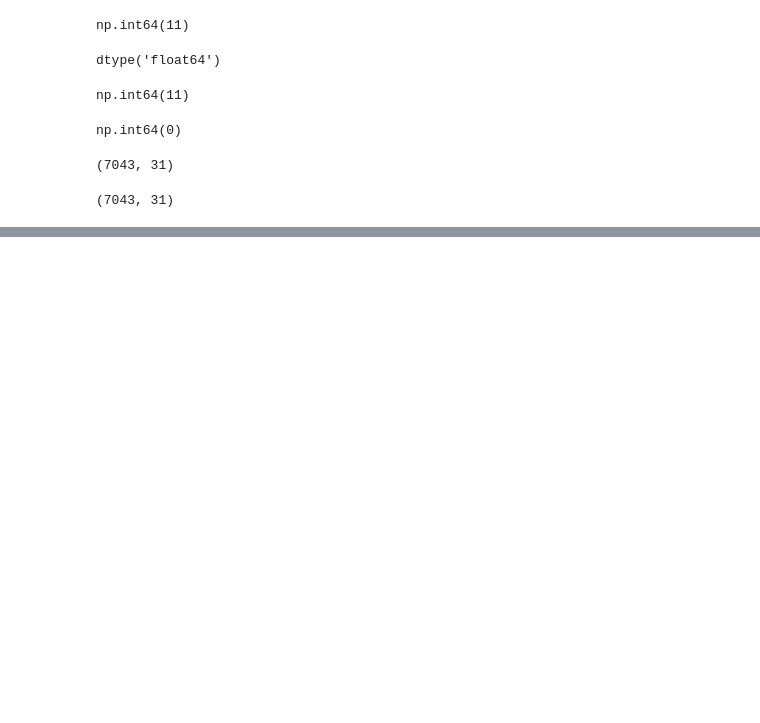
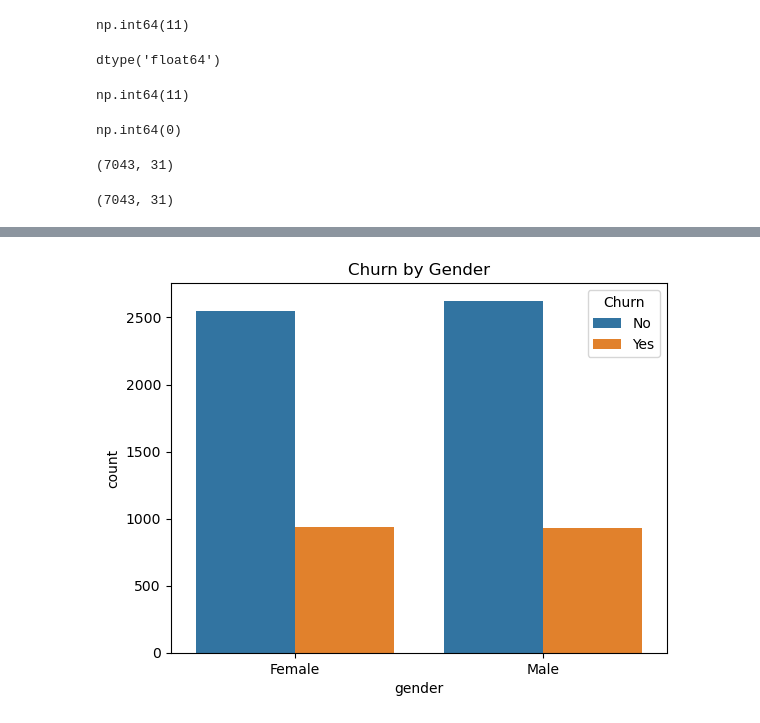
Before and after one commit to Manideep685/SKS-Project, a Jupyter notebook: notebook/cleaning.ipynb, the cells around one changed output, grey strips where cells are left out. Drawn from its saved outputs; the diff is of its cells as text; code cells hidden in the pictures; blank space fills up the shorter version.

```diff
--- a/notebook/cleaning.ipynb
+++ b/notebook/cleaning.ipynb
@@ -81,0 +102,6 @@ data.to_csv('../data/cleaned/cleaned_Telco_Customer_Churn_Dataset.csv')
+# %%
+sns.countplot(x="gender", hue="Churn", data=data)
+plt.title("Churn by Gender")
+plt.show()
+# %% [output]
+[figure, added]
```
Also changed, not shown: parts of 9 cells of this notebook.
